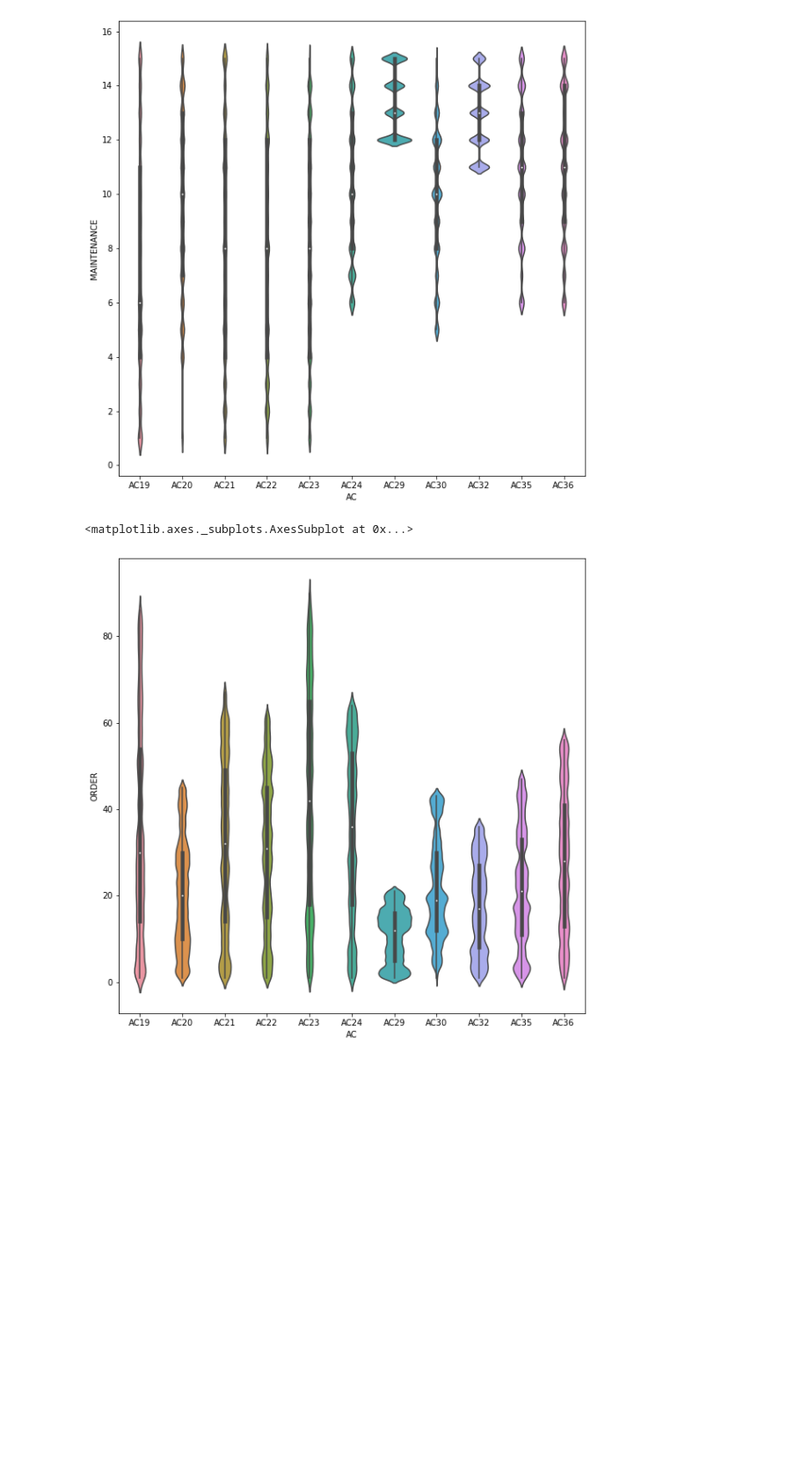
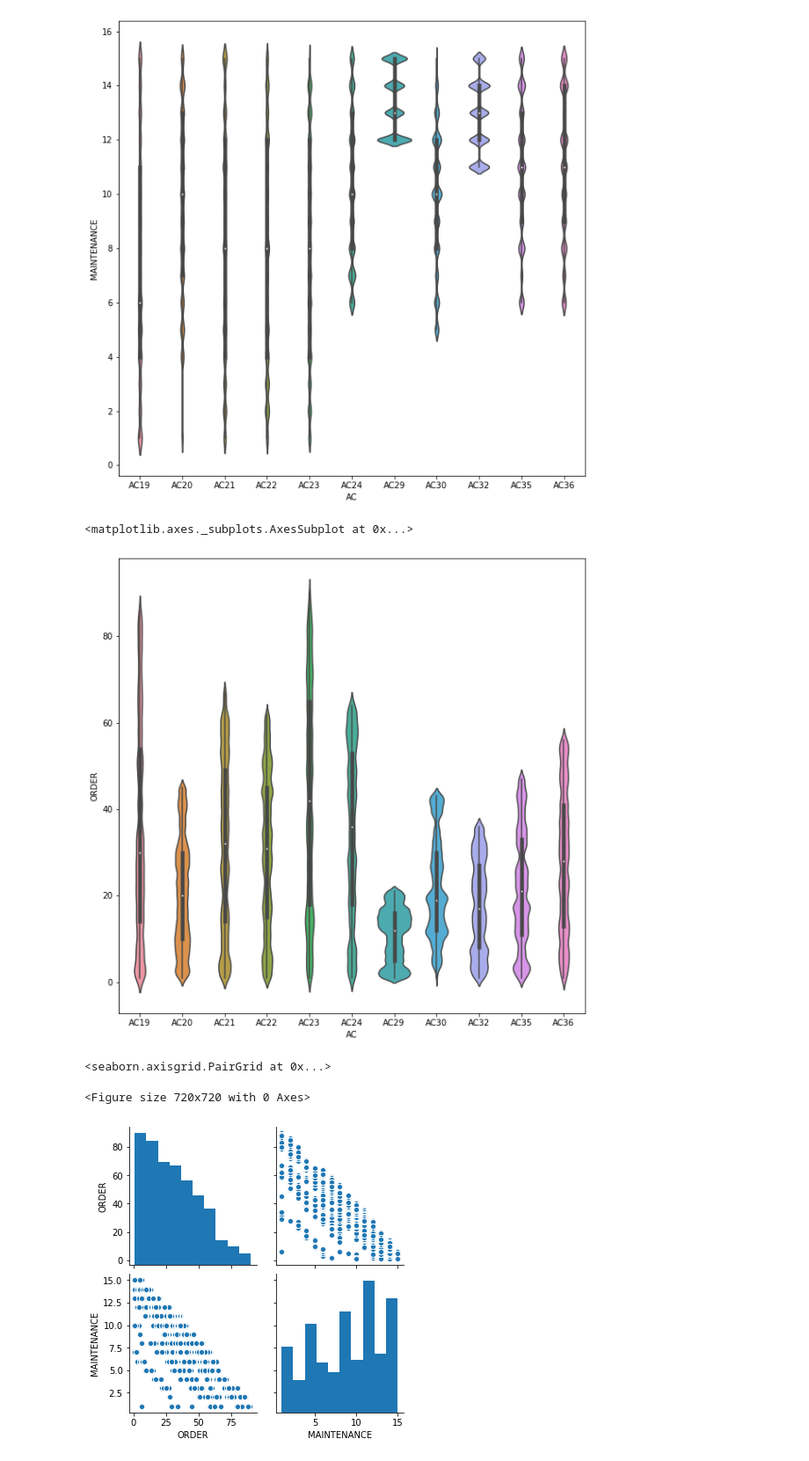
Before and after one commit to aamdias/ITA_DSChallenge2020, a Jupyter notebook: EDA_igor.ipynb, the cells around one changed output. Shown at 88% size. Saved outputs shown, nothing was run; the diff lists cells and outputs as text; code cells hidden in the pictures; blank space fills up the shorter version.

```diff
--- a/EDA_igor.ipynb
+++ b/EDA_igor.ipynb
@@ -102,3 +89,15 @@ flight_time
 | 899 | ff5b7a | 28 |
 | 900 | ff9cae | 19 |
 901 rows × 2 columns
+# %%
+flight_time = pd.DataFrame()
+FLIGHT = sensors['FLIGHT'].unique()
+flight_time.insert(0,'FLIGHT',FLIGHT)
+ORDER = pd.Series([])
+for flight in nb_tqdm.tqdm(FLIGHT):
+    (row,col) = np.where(flight_time_series == flight)
+    for i in range(len(flight_time)):
+        if flight_time['FLIGHT'][i] == flight:
+            ORDER[i] = int(col)
+flight_time.insert(1,'ORDER',ORDER)
+flight_time
@@ -160,4 +175,4 @@ plt.figure(figsize=(10,10))
 sns.violinplot(x = 'AC', y = 'ORDER',data=df_graph_02)
 # %% [output]
 <matplotlib.axes._subplots.AxesSubplot at 0x...>
-[figure, old version]
+[figure, new version]
@@ -165,0 +179,8 @@ sns.violinplot(x = 'AC', y = 'ORDER',data=df_graph_02)
+# %%
+data_test = flight_analysed[['ORDER','MAINTENANCE']].copy()
+plt.figure(figsize=(10,10))
+sns.pairplot(data_test)
+# %% [output]
+<seaborn.axisgrid.PairGrid at 0x...>
+<Figure size 720x720 with 0 Axes>
+[figure, added]
```
Also changed, not shown: parts of 6 cells of this notebook, 9 other files.
